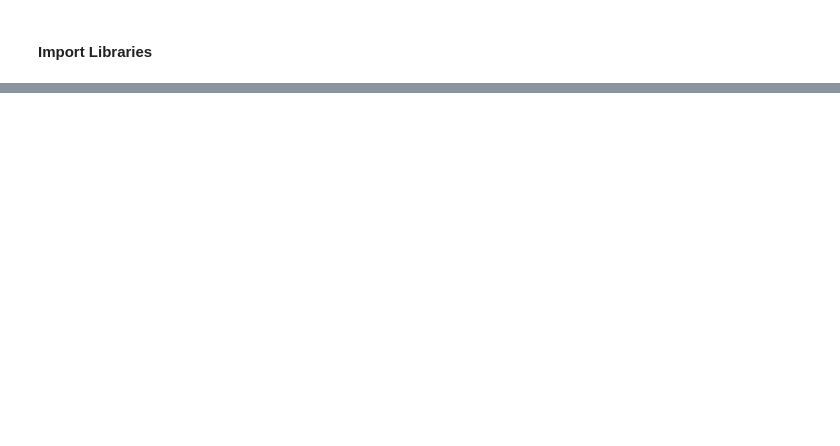
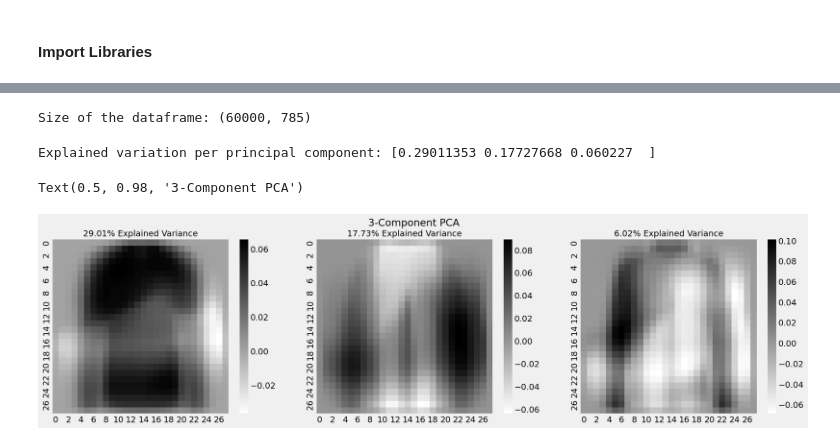
Before and after one commit to Soumyajyotidutta/Fashion-MNIST, a Jupyter notebook: xsh/fashionMNIST_stats.ipynb, the cells around one changed output, grey strips where cells are left out. Saved outputs shown, nothing was run; the diff lists cells and outputs as text; code cells hidden in the pictures; blank space fills up the shorter version.

```diff
--- a/xsh/fashionMNIST_stats.ipynb
+++ b/xsh/fashionMNIST_stats.ipynb
@@ -149,0 +291,12 @@ TEST IMAGES
+# %%
+features = ['pixel' + str(i+1) for i in range(traindata.shape[1] - 1)]
+# Create a new DataFrame df
+pca_df = pd.DataFrame(traindata, columns=features)
+# pca_df = pca_df.drop(columns = ['pixel785'])
+target = traindata[['label']].iloc[:, :]
+# Add an additional column 'y', identical with label values in data
+pca_df['label'] = target['label']
+
+print('Size of the dataframe: {}'.format(pca_df.shape))
+# %% [output]
+Size of the dataframe: (60000, 785)
@@ -149,0 +336,9 @@ TEST IMAGES
+# %%
+# Set first three principle components
+pca = PCA(n_components=3)
+# Fit the model with pixel columns and apply the dimensionality reduction on those columns
+pca_result = pca.fit_transform(pca_df[features].values)
+# %%
+print('Explained variation per principal component: {}'.format(pca.explained_variance_ratio_))
+# %% [output]
+Explained variation per principal component: [0.29011353 0.17727668 0.060227  ]
@@ -149,0 +349,21 @@ TEST IMAGES
+# %%
+# Set the graph style as 'fivethirtyeight'
+plt.style.use('fivethirtyeight')
+#Set figure size
+fig, axarr = plt.subplots(1, 3, figsize=(20, 5))
+# use seaborn heatmap to visualize the first three pca components
+sns.heatmap(pca.components_[0, :].reshape(28, 28), ax=axarr[0], cmap=plt.cm.binary)
+sns.heatmap(pca.components_[1, :].reshape(28, 28), ax=axarr[1], cmap=plt.cm.binary)
+sns.heatmap(pca.components_[2, :].reshape(28, 28), ax=axarr[2], cmap=plt.cm.binary)
+# Set picture title to explained variance
+axarr[0].set_title(
+    "{0:.2f}% Explained Variance".format(pca.explained_variance_ratio_[0]*100), fontsize=14)
+axarr[1].set_title(
+    "{0:.2f}% Explained Variance".format(pca.explained_variance_ratio_[1]*100), fontsize=14)
+axarr[2].set_title(
+    "{0:.2f}% Explained Variance".format(pca.explained_variance_ratio_[2]*100), fontsize=14)
+# Add picture title
+plt.suptitle('3-Component PCA')
+# %% [output]
+Text(0.5, 0.98, '3-Component PCA')
+[figure, added]
```
Also changed, not shown: parts of 43 cells of this notebook, 1 other file.
